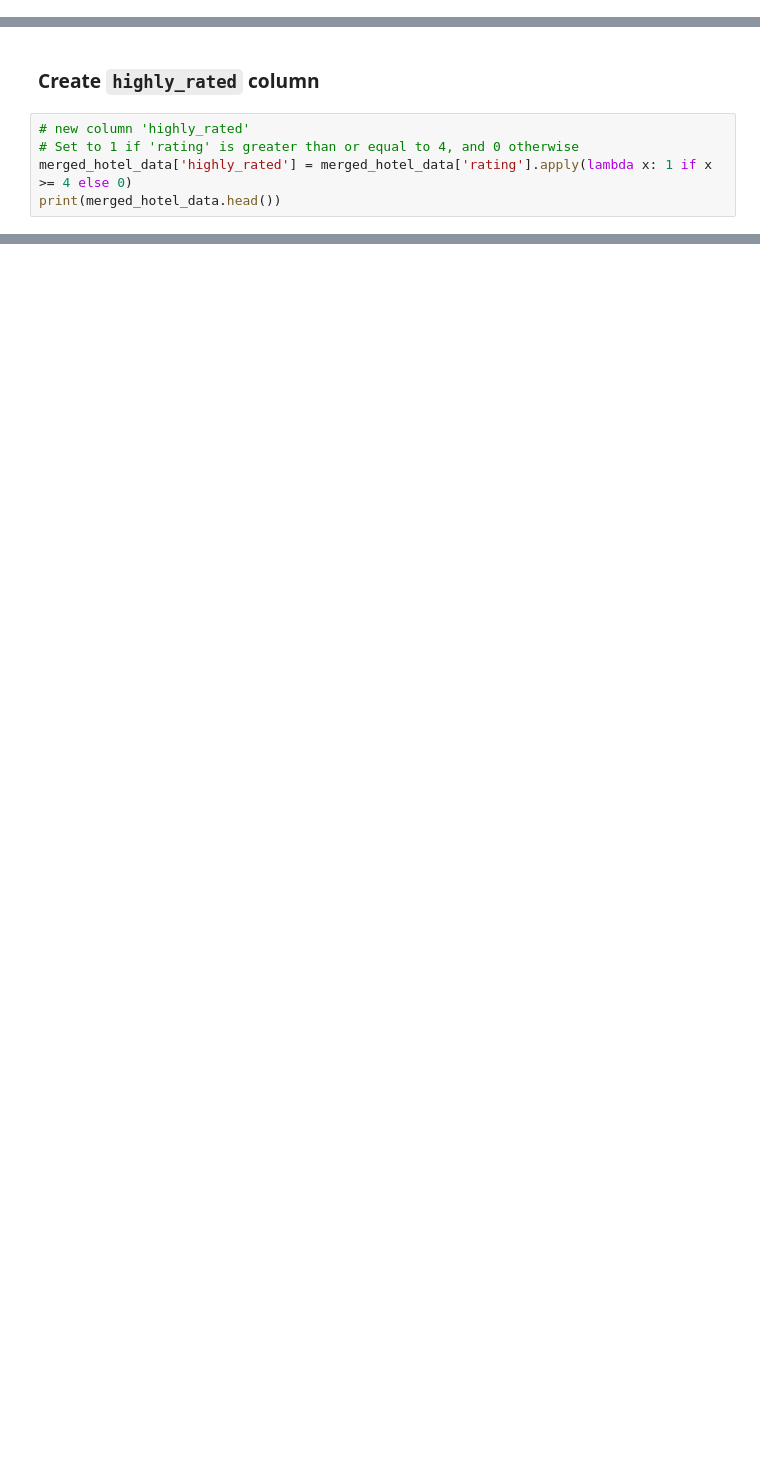
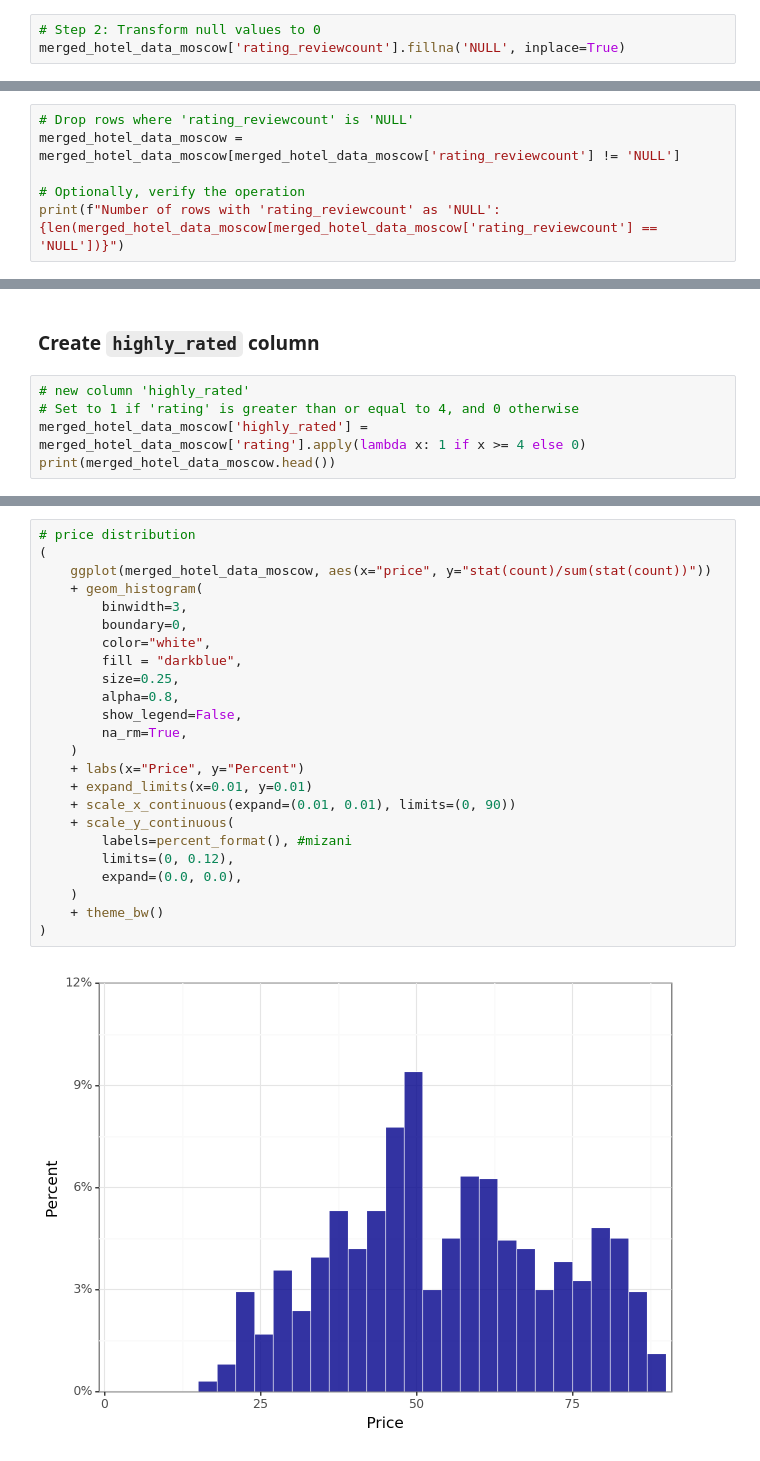
Before and after one commit to 00Dabide/DA2-Assignment-2, a Jupyter notebook: Assignment_2_Code_Ian.ipynb, the cells around one changed output, grey strips where cells are left out. Saved outputs shown, nothing was run; the diff lists cells and outputs as text; blank space fills up the shorter version.

```diff
--- a/Assignment_2_Code_Ian.ipynb
+++ b/Assignment_2_Code_Ian.ipynb
@@ -51,0 +87,3 @@ print(merged_hotel_data['rating'].isnull().sum())  # Should output 0
+# %%
+# Step 2: Transform null values to 0
+merged_hotel_data_moscow['rating_reviewcount'].fillna('NULL', inplace=True)
@@ -51,0 +95,6 @@ print(merged_hotel_data['rating'].isnull().sum())  # Should output 0
+# %%
+# Drop rows where 'rating_reviewcount' is 'NULL'
+merged_hotel_data_moscow = merged_hotel_data_moscow[merged_hotel_data_moscow['rating_reviewcount'] != 'NULL']
+
+# Optionally, verify the operation
+print(f"Number of rows with 'rating_reviewcount' as 'NULL': {len(merged_hotel_data_moscow[merged_hotel_data_moscow['rating_reviewcount'] == 'NULL'])}")
@@ -54,6 +105,6 @@ print(merged_hotel_data['rating'].isnull().sum())  # Should output 0
 # %%
 # new column 'highly_rated'
 # Set to 1 if 'rating' is greater than or equal to 4, and 0 otherwise
-merged_hotel_data['highly_rated'] = merged_hotel_data['rating'].apply(lambda x: 1 if x >= 4 else 0)
-print(merged_hotel_data.head())
+merged_hotel_data_moscow['highly_rated'] = merged_hotel_data_moscow['rating'].apply(lambda x: 1 if x >= 4 else 0)
+print(merged_hotel_data_moscow.head())
 # %% [output]
@@ -76,0 +184,26 @@ print(merged_hotel_data.head())
+# %%
+# price distribution
+(
+    ggplot(merged_hotel_data_moscow, aes(x="price", y="stat(count)/sum(stat(count))"))
+    + geom_histogram(
+        binwidth=3,
+        boundary=0,
+        color="white",
+        fill = "darkblue",
+        size=0.25,
+        alpha=0.8,
+        show_legend=False,
+        na_rm=True,
+    )
+    + labs(x="Price", y="Percent")
+    + expand_limits(x=0.01, y=0.01)
+    + scale_x_continuous(expand=(0.01, 0.01), limits=(0, 90))
+    + scale_y_continuous(
+        labels=percent_format(), #mizani
+        limits=(0, 0.12),
+        expand=(0.0, 0.0),
+    )
+    + theme_bw()
+)
+# %% [output]
+[figure, added]
```
Also changed, not shown: parts of 32 cells of this notebook.
